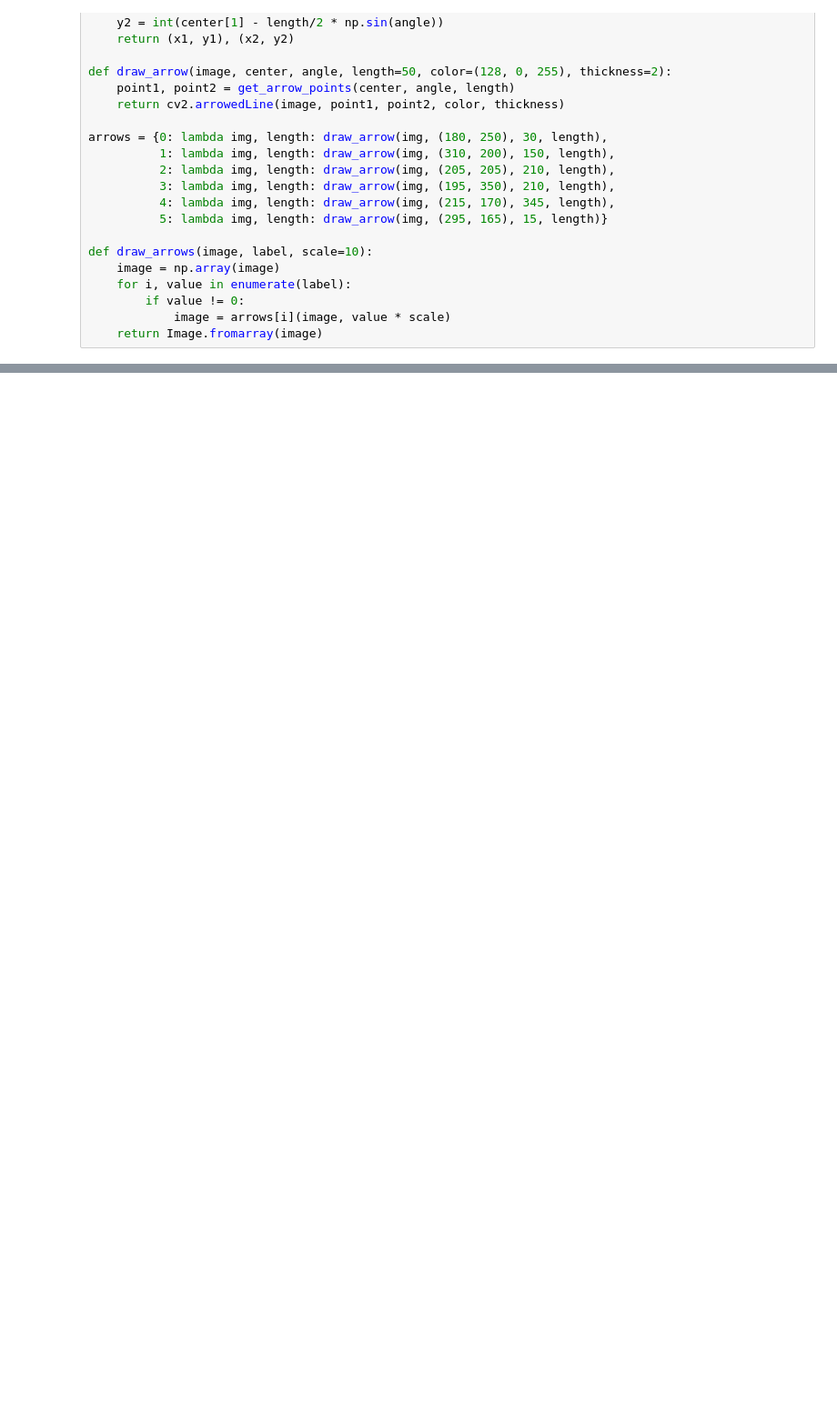
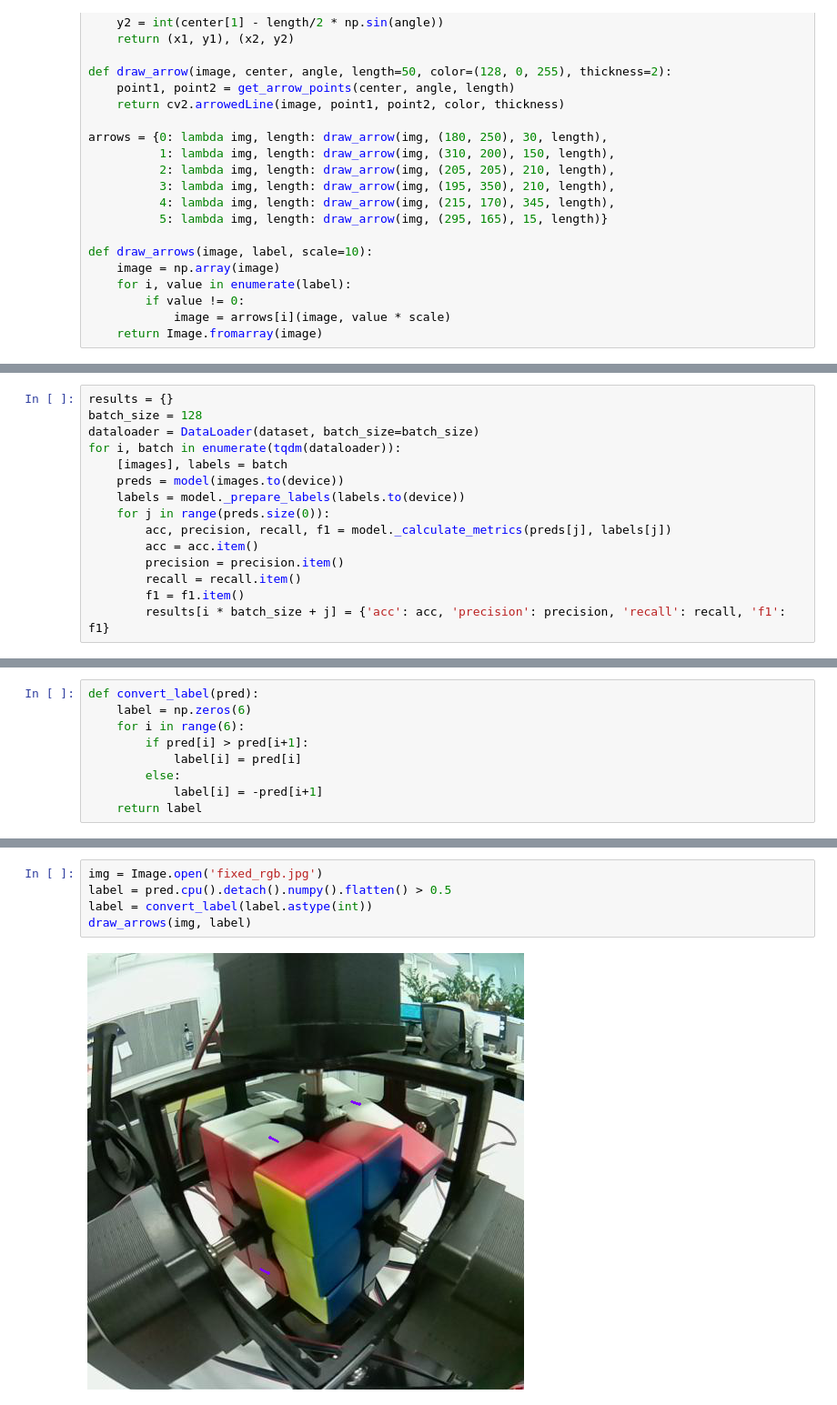
Before and after one commit to leonardovazsp/rubiks-cube, a Jupyter notebook: server/img_viz.ipynb, the cells around one changed output, grey strips where cells are left out. Shown at 91% size. Saved outputs shown, nothing was run; the diff lists cells and outputs as text; blank space fills up the shorter version.

```diff
--- a/server/img_viz.ipynb
+++ b/server/img_viz.ipynb
@@ -45,0 +74,15 @@ draw_arrows(image, label)
+# %%
+results = {}
+batch_size = 128
+dataloader = DataLoader(dataset, batch_size=batch_size)
+for i, batch in enumerate(tqdm(dataloader)):
+    [images], labels = batch
+    preds = model(images.to(device))
+    labels = model._prepare_labels(labels.to(device))
+    for j in range(preds.size(0)):
+        acc, precision, recall, f1 = model._calculate_metrics(preds[j], labels[j])
+        acc = acc.item()
+        precision = precision.item()
+        recall = recall.item()
+        f1 = f1.item()
+        results[i * batch_size + j] = {'acc': acc, 'precision': precision, 'recall': recall, 'f1': f1}
@@ -45,0 +102,9 @@ draw_arrows(image, label)
+# %%
+def convert_label(pred):
+    label = np.zeros(6)
+    for i in range(6):
+        if pred[i] > pred[i+1]:
+            label[i] = pred[i]
+        else:
+            label[i] = -pred[i+1]
+    return label
@@ -45,0 +120,7 @@ draw_arrows(image, label)
+# %%
+img = Image.open('fixed_rgb.jpg')
+label = pred.cpu().detach().numpy().flatten() > 0.5
+label = convert_label(label.astype(int))
+draw_arrows(img, label)
+# %% [output]
+[figure, added]
```
Also changed, not shown: parts of 19 cells of this notebook, 1 other file.
